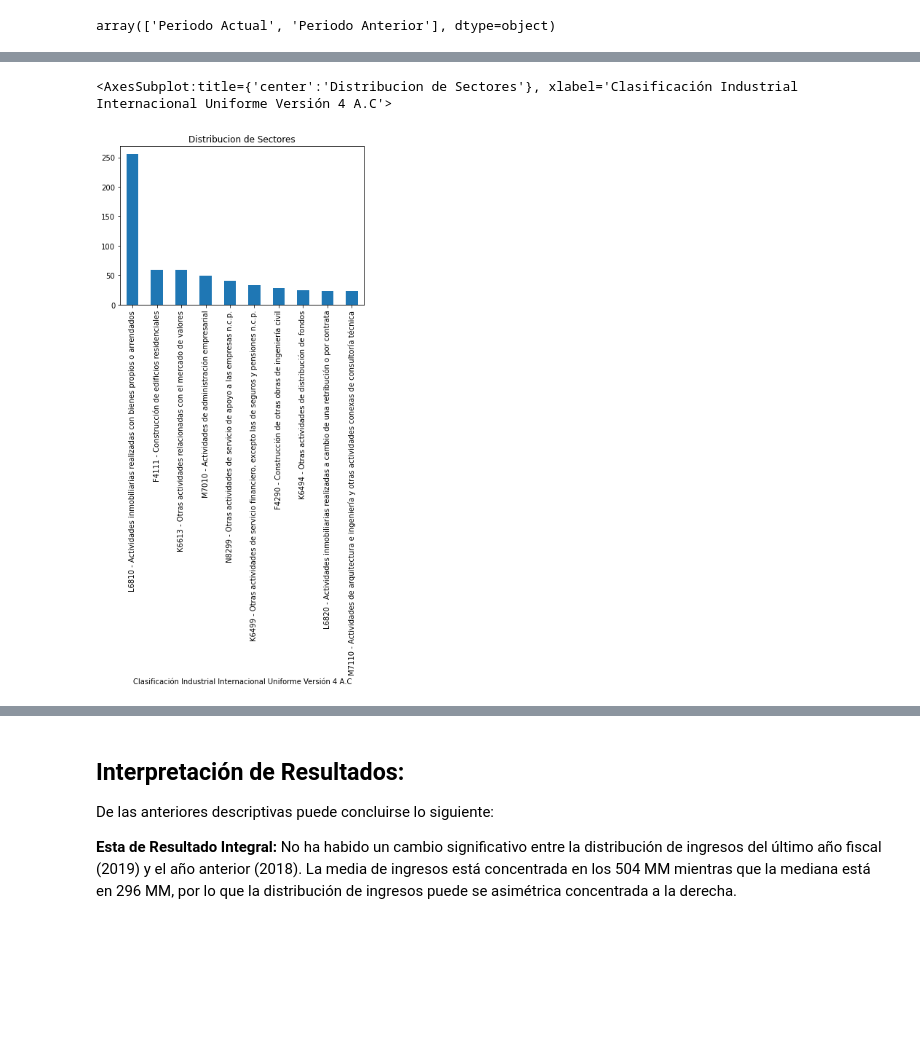
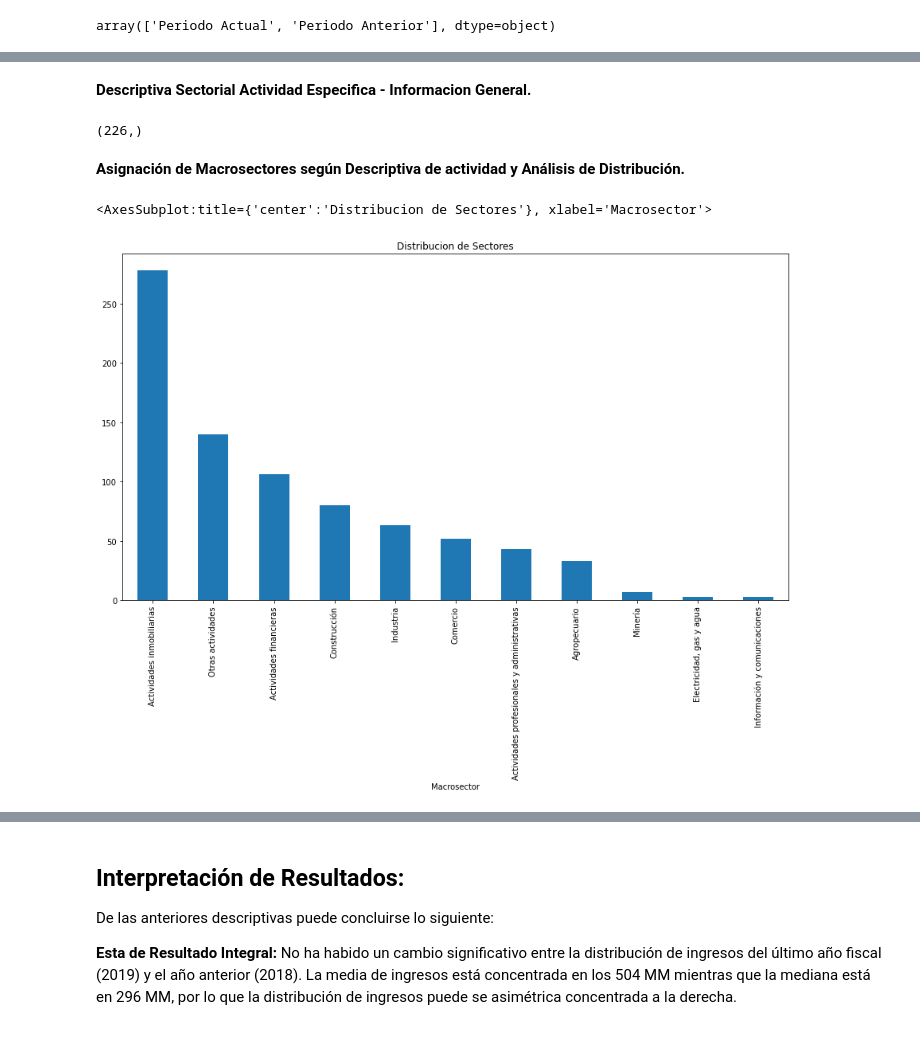
Before and after one commit to Grogu1992/ScoringPJ, a Jupyter notebook: IDA - ScoringPJ.ipynb, the cells around one changed output, grey strips where cells are left out. Drawn from its saved outputs; the diff is of its cells as text; code cells hidden in the pictures; blank space fills up the shorter version.

```diff
--- a/IDA - ScoringPJ.ipynb
+++ b/IDA - ScoringPJ.ipynb
@@ -52,2 +84,13 @@ Caratula.shape
+# %%
+Caratula=Caratula.drop_duplicates(['Nit'])
+ERI=ERI.drop_duplicates(['Nit','Periodo'])
+EFE=EFE.drop_duplicates(['Nit','Periodo'])
+ORI=ORI.drop_duplicates(['Nit','Periodo'])
+ESF=ESF.drop_duplicates(['Nit','Periodo'])
+# %%
+ERI=ERI.fillna(0)
+ESF=ESF.fillna(0)
+EFE=EFE.fillna(0)
+ORI=ORI.fillna(0)
 # %% [markdown]
 ### Inspeccion de Columnas
@@ -203,0 +277,8 @@ ESF[['Total de activos','Total pasivos','Patrimonio total']][ESF['Nit'].isin(emp
+# %% [markdown]
+**Descriptiva Sectorial Actividad Especifica - Informacion General.**
+# %%
+Caratula['Clasificación Industrial Internacional Uniforme Versión 4 A.C'].unique().shape
+# %% [output]
+(226,)
+# %% [markdown]
+**Asignación de Macrosectores según Descriptiva de actividad y Análisis de Distribución.**
@@ -204,9 +516,8 @@ ESF[['Total de activos','Total pasivos','Patrimonio total']][ESF['Nit'].isin(emp
 # %%
-import matplotlib.pyplot as plt
-
+Caratula['Macrosector'] = Caratula['Clasificación Industrial Internacional Uniforme Versión 4 A.C'].replace(Macrosectores)
 sectores = pd.DataFrame(Caratula[Caratula['Nit'].isin(empresas)])
-sectores = sectores[['Clasificación Industrial Internacional Uniforme Versión 4 A.C']].groupby('Clasificación Industrial Internacional Uniforme Versión 4 A.C').size().to_frame('count').sort_values(by = 'count', ascending = False).head(10)
-sectores.plot.bar(legend = False, title= 'Distribucion de Sectores')
+sectores = sectores[['Macrosector']].groupby('Macrosector').size().to_frame('count').sort_values(by = 'count', ascending = False)
+sectores.plot.bar(legend = False, title= 'Distribucion de Sectores',figsize=(15,8))
 # %% [output]
-<AxesSubplot:title={'center':'Distribucion de Sectores'}, xlabel='Clasificación Industrial Internacional Uniforme Versión 4 A.C'>
+<AxesSubplot:title={'center':'Distribucion de Sectores'}, xlabel='Macrosector'>
-[figure, old version]
+[figure, new version]
```
Also changed, not shown: parts of 57 cells of this notebook.
